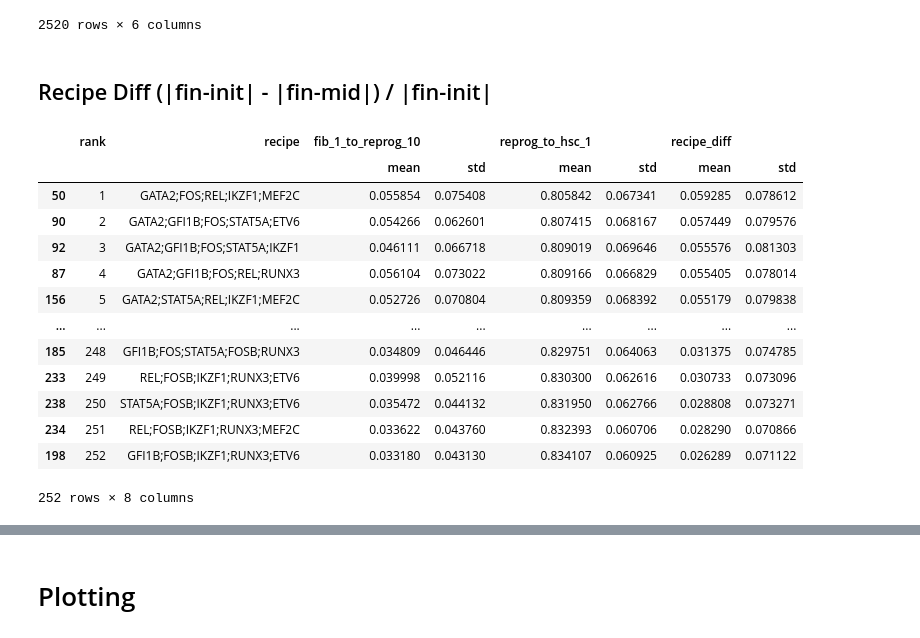
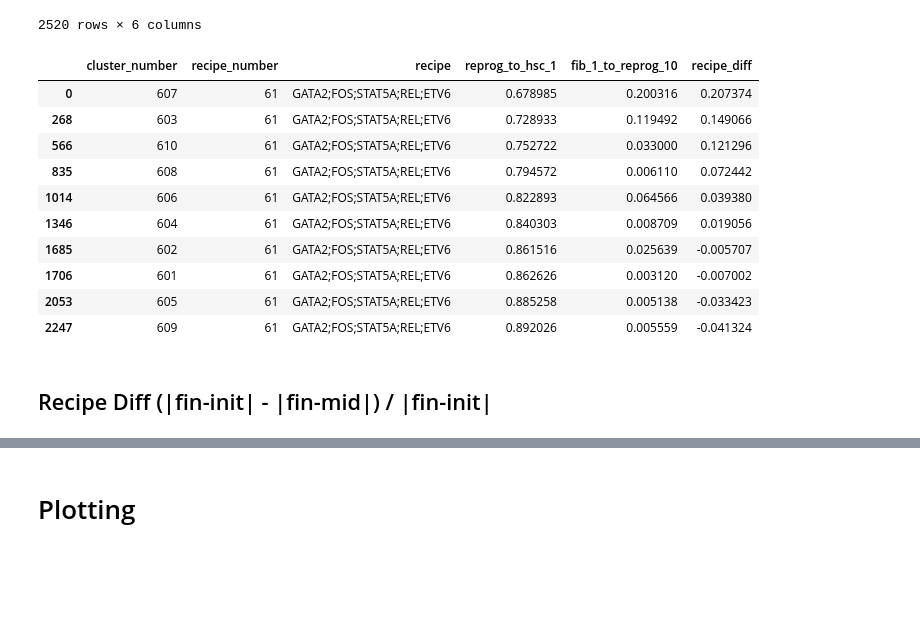
Before and after one commit to CooperStansbury/geneformer_dev, a Jupyter notebook: notebooks/iHSC/no_touchy/8-12_working-Copy1.ipynb, the cells around one changed output, grey strips where cells are left out. Saved outputs shown, nothing was run; the diff lists cells and outputs as text; code cells hidden in the pictures; blank space fills up the shorter version.

```diff
--- a/notebooks/iHSC/no_touchy/8-12_working-Copy1.ipynb
+++ b/notebooks/iHSC/no_touchy/8-12_working-Copy1.ipynb
@@ -776,6 +776,22 @@ results_df
 | 2518 | 2476 | 248 | REL;FOSB;IKZF1;RUNX3;ETV6 | 0.899506 | 0.006830 | -0.050055 |
 | 2519 | 1930 | 193 | GFI1B;FOSB;IKZF1;RUNX3;ETV6 | 0.900260 | 0.006052 | -0.050935 |
 2520 rows × 6 columns
+# %%
+inspecting_recipe_61 = results_df[results_df['recipe_number'] == 61]
+inspecting_recipe_61.sort_values(by='recipe_diff')
+inspecting_recipe_61.head(12)
+# %% [output]
+|  | cluster_number | recipe_number | recipe | reprog_to_hsc_1 | fib_1_to_reprog_10 | recipe_diff |
+| 0 | 607 | 61 | GATA2;FOS;STAT5A;REL;ETV6 | 0.678985 | 0.200316 | 0.207374 |
+| 268 | 603 | 61 | GATA2;FOS;STAT5A;REL;ETV6 | 0.728933 | 0.119492 | 0.149066 |
+| 566 | 610 | 61 | GATA2;FOS;STAT5A;REL;ETV6 | 0.752722 | 0.033000 | 0.121296 |
+| 835 | 608 | 61 | GATA2;FOS;STAT5A;REL;ETV6 | 0.794572 | 0.006110 | 0.072442 |
+| 1014 | 606 | 61 | GATA2;FOS;STAT5A;REL;ETV6 | 0.822893 | 0.064566 | 0.039380 |
+| 1346 | 604 | 61 | GATA2;FOS;STAT5A;REL;ETV6 | 0.840303 | 0.008709 | 0.019056 |
+| 1685 | 602 | 61 | GATA2;FOS;STAT5A;REL;ETV6 | 0.861516 | 0.025639 | -0.005707 |
+| 1706 | 601 | 61 | GATA2;FOS;STAT5A;REL;ETV6 | 0.862626 | 0.003120 | -0.007002 |
+| 2053 | 605 | 61 | GATA2;FOS;STAT5A;REL;ETV6 | 0.885258 | 0.005138 | -0.033423 |
+| 2247 | 609 | 61 | GATA2;FOS;STAT5A;REL;ETV6 | 0.892026 | 0.005559 | -0.041324 |
 # %%
 # Now that I have ranked results_df, I want to filter out to only have to see the ten with the highest recipe_diff.  I'll just do this manually:
 
@@ -842,8 +858,8 @@ list2 = results_high_rdiff['recipe'].unique()
 # %%
 # Adjusting condensed results for the re-ranking by mean
 
-condensed_results = condensed_results.sort_values(by=('reprog_to_hsc_1', 'mean'), ascending=True)
-condensed_results[('rank', '')] = condensed_results[('reprog_to_hsc_1', 'mean')].rank(ascending=True).astype(int)
+condensed_results = condensed_results.sort_values(by=('recipe_diff', 'mean'), ascending=False)
+condensed_results[('rank', '')] = condensed_results[('recipe_diff', 'mean')].rank(ascending=False).astype(int)
 
 
 # Reorder columns to place 'rank' on the left
@@ -860,20 +876,5 @@ condensed_results = condensed_results[[('rank', ''),
 condensed_results
 
 # Adjusting results for filtering by these values
-# %% [output]
-|  | rank | recipe | fib_1_to_reprog_10 |  | reprog_to_hsc_1 |  | recipe_diff |  |
-|  |  |  | mean | std | mean | std | mean | std |
-| 50 | 1 | GATA2;FOS;REL;IKZF1;MEF2C | 0.055854 | 0.075408 | 0.805842 | 0.067341 | 0.059285 | 0.078612 |
-| 90 | 2 | GATA2;GFI1B;FOS;STAT5A;ETV6 | 0.054266 | 0.062601 | 0.807415 | 0.068167 | 0.057449 | 0.079576 |
-| 92 | 3 | GATA2;GFI1B;FOS;STAT5A;IKZF1 | 0.046111 | 0.066718 | 0.809019 | 0.069646 | 0.055576 | 0.081303 |
-| 87 | 4 | GATA2;GFI1B;FOS;REL;RUNX3 | 0.056104 | 0.073022 | 0.809166 | 0.066829 | 0.055405 | 0.078014 |
-| 156 | 5 | GATA2;STAT5A;REL;IKZF1;MEF2C | 0.052726 | 0.070804 | 0.809359 | 0.068392 | 0.055179 | 0.079838 |
-| ... | ... | ... | ... | ... | ... | ... | ... | ... |
-| 185 | 248 | GFI1B;FOS;STAT5A;FOSB;RUNX3 | 0.034809 | 0.046446 | 0.829751 | 0.064063 | 0.031375 | 0.074785 |
-| 233 | 249 | REL;FOSB;IKZF1;RUNX3;ETV6 | 0.039998 | 0.052116 | 0.830300 | 0.062616 | 0.030733 | 0.073096 |
-| 238 | 250 | STAT5A;FOSB;IKZF1;RUNX3;ETV6 | 0.035472 | 0.044132 | 0.831950 | 0.062766 | 0.028808 | 0.073271 |
-| 234 | 251 | REL;FOSB;IKZF1;RUNX3;MEF2C | 0.033622 | 0.043760 | 0.832393 | 0.060706 | 0.028290 | 0.070866 |
-| 198 | 252 | GFI1B;FOSB;IKZF1;RUNX3;ETV6 | 0.033180 | 0.043130 | 0.834107 | 0.060925 | 0.026289 | 0.071122 |
-252 rows × 8 columns
 # %%
 condensed_results['reprog_to_hsc_1'].max()
```
Also changed, not shown: parts of 10 cells of this notebook, 4 other files.
